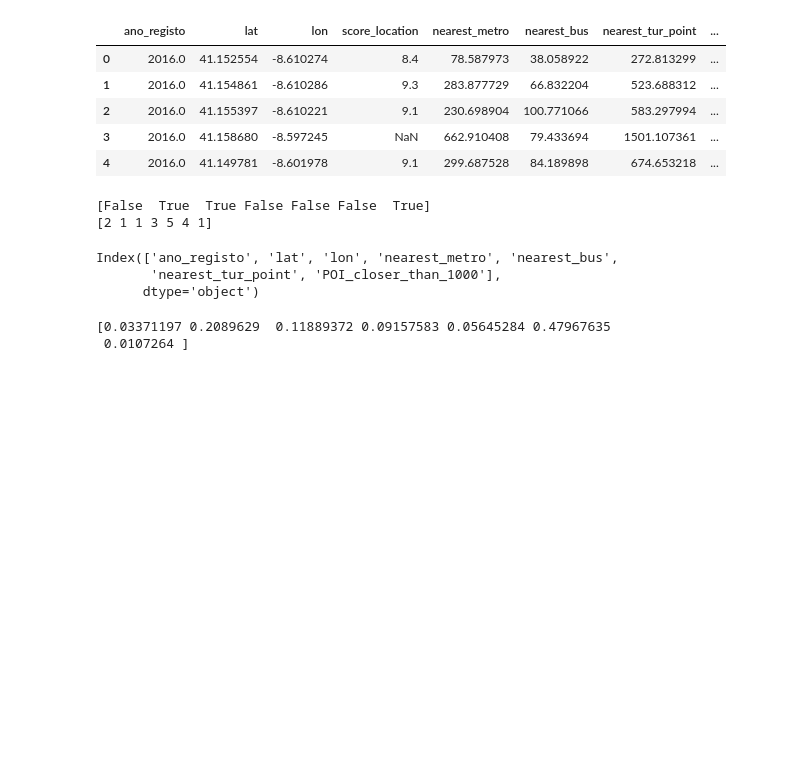
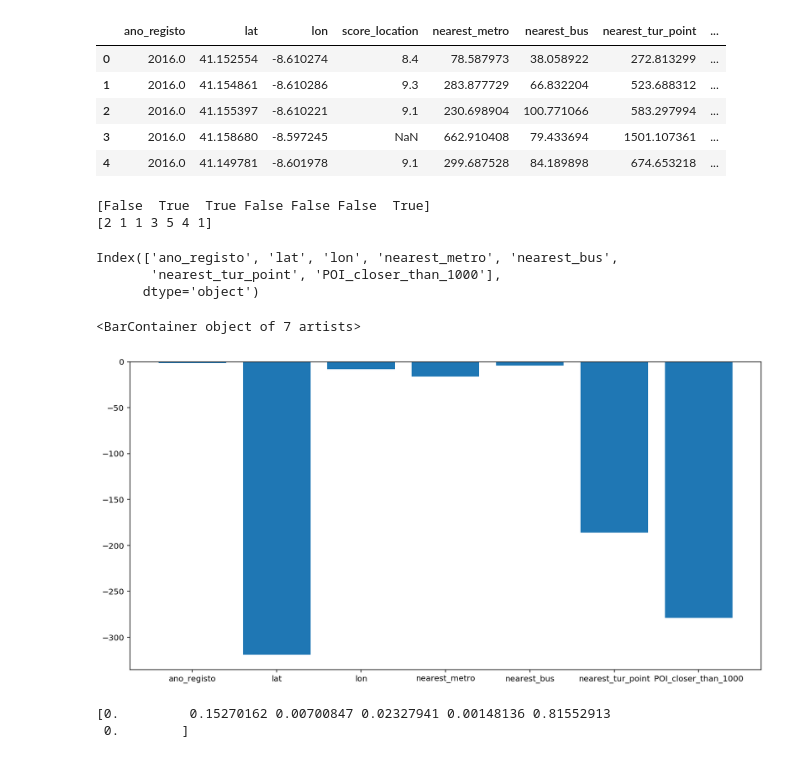
Before and after one commit to msramalho/hackacity2019, a Jupyter notebook: Analysis.ipynb, the cells around one changed output. Cells and saved outputs as stored; diff of their text form; code cells hidden in the pictures; blank space fills up the shorter version.

Commit message:
Add tree and pvalue plotting

```diff
--- a/Analysis.ipynb
+++ b/Analysis.ipynb
@@ -145,12 +146,26 @@ df_x.columns
 Index(['ano_registo', 'lat', 'lon', 'nearest_metro', 'nearest_bus',
        'nearest_tur_point', 'POI_closer_than_1000'],
       dtype='object')
+# %%
+from sklearn.feature_selection import f_regression
+import math
+
+F, pval = f_regression(df_x,df_y)
+
+features = ["ano_registo", "lat", "lon", "nearest_metro", "nearest_bus", "nearest_tur_point", "POI_closer_than_1000"]
+logs = [math.log(x) for x in pval]
+
+plt.rcParams["figure.figsize"] = (14,7)
+plt.bar(x=range(0,len(pval)),height=logs, tick_label=features)
+# %% [output]
+<BarContainer object of 7 artists>
+[figure, added]
 # %%
 from sklearn.tree import DecisionTreeRegressor
-model = DecisionTreeRegressor()
+model = DecisionTreeRegressor(min_samples_leaf=0.075)
 model.fit(df_x, df_y)
 # display the relative importance of each attribute
 print(model.feature_importances_)
 # %% [output]
-[0.03371197 0.2089629  0.11889372 0.09157583 0.05645284 0.47967635
- 0.0107264 ]
+[0.         0.15270162 0.00700847 0.02327941 0.00148136 0.81552913
+ 0.        ]
```
Also changed, not shown: parts of 3 cells of this notebook.
